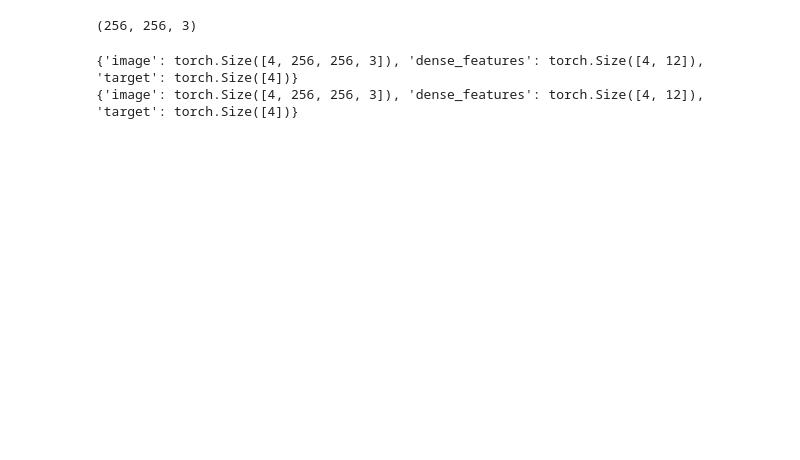
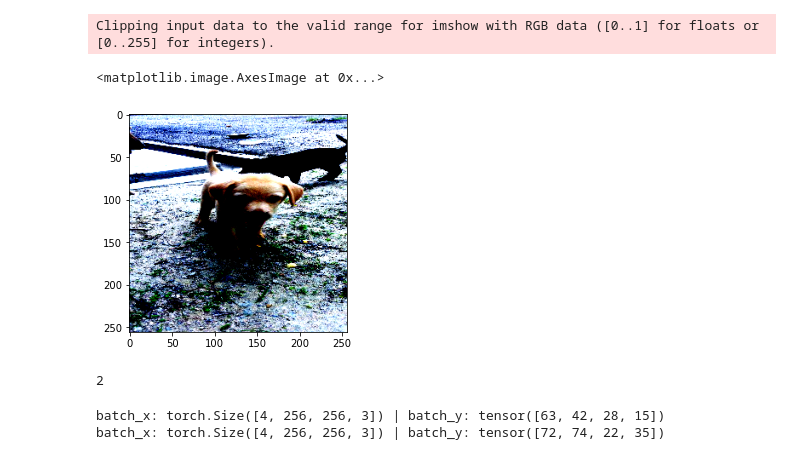
Before and after one commit to garyhlai/kaggle-petfinder, a Jupyter notebook: EDA.ipynb, the cells around one changed output. Cells and saved outputs as stored; diff of their text form; code cells hidden in the pictures; blank space fills up the shorter version.

```diff
--- a/EDA.ipynb
+++ b/EDA.ipynb
@@ -61,22 +58,24 @@ train_ds = PawpularDataset(
     targets=df_train.Pawpularity.values,
     augmentation=train_aug
 )
-# %%
-train_ds[0]['image'].shape
-# %% [output]
-(256, 256, 3)
+# %%
+import matplotlib.pyplot as plt
+plt.imshow(train_ds[0][0]['image'])
+# %% [output]
+Clipping input data to the valid range for imshow with RGB data ([0..1] for floats or [0..255] for integers).
+<matplotlib.image.AxesImage at 0x...>
+[figure, added]
 # %%
 train_dl = DataLoader(train_ds, batch_size=Config.batch_size, shuffle=False)
-# %%
-# examine the batches
-for x in train_dl:
-    print({
-        "image": x['image'].shape,
-        "dense_features": x['dense_features'].shape,
-        "target": x["target"].shape
-    })
-# %% [output]
-{'image': torch.Size([4, 256, 256, 3]), 'dense_features': torch.Size([4, 12]), 'target': torch.Size([4])}
-{'image': torch.Size([4, 256, 256, 3]), 'dense_features': torch.Size([4, 12]), 'target': torch.Size([4])}
+# %%
+len(train_dl)
+# %% [output]
+2
+# %%
+for batch_x, batch_y in train_dl:
+    print(f"batch_x: {type(batch_x['image'])}, {batch_x['image'].shape} | batch_y: {batch_y}")
+# %% [output]
+batch_x: torch.Size([4, 256, 256, 3]) | batch_y: tensor([63, 42, 28, 15])
+batch_x: torch.Size([4, 256, 256, 3]) | batch_y: tensor([72, 74, 22, 35])
 # %%
 # classifier = timm.create_model("tf_efficientnet_b0_ns", pretrained=True, in_chans=3).classifier; print(classifier)
```
Also changed, not shown: parts of 10 cells of this notebook, 5 other files.
